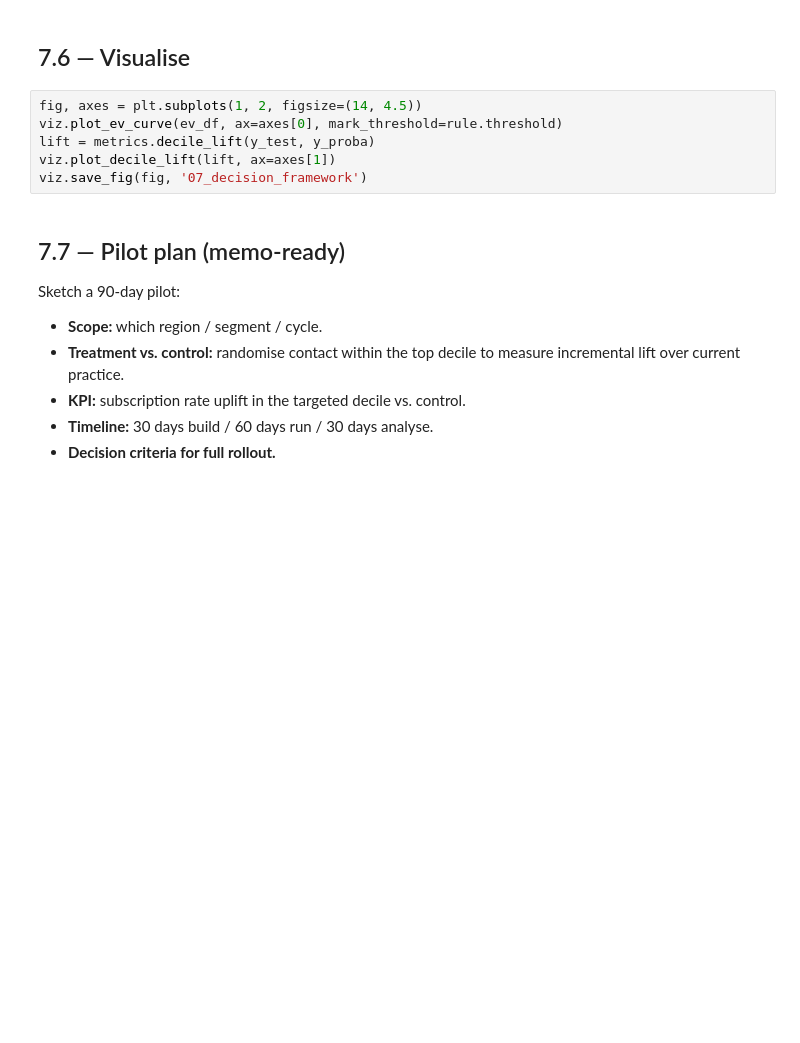
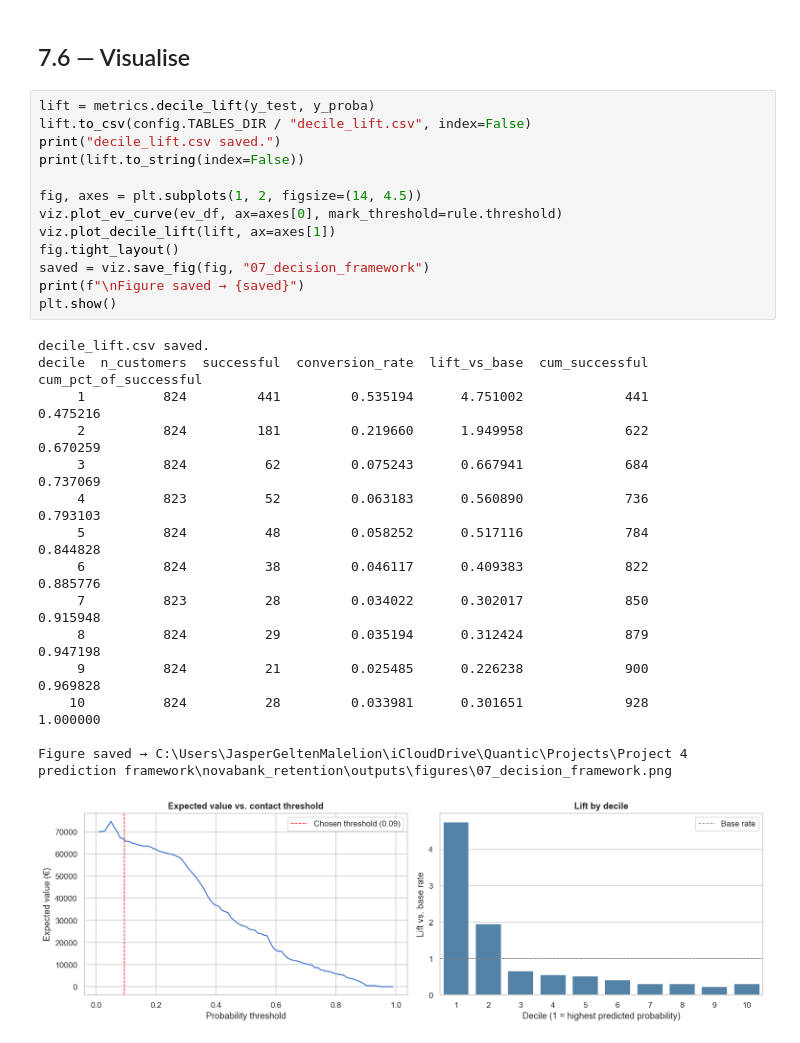
Before and after one commit to Jasper040/Project-4-prediction-framework, a Jupyter notebook: notebooks/07_decision_framework.ipynb, the cells around one changed output. Saved outputs shown, nothing was run; the diff lists cells and outputs as text; blank space fills up the shorter version.

```diff
--- a/notebooks/07_decision_framework.ipynb
+++ b/notebooks/07_decision_framework.ipynb
@@ -63,19 +96,31 @@ print(ev_max)
 # %% [markdown]
 ## 7.6 — Visualise
 # %%
+lift = metrics.decile_lift(y_test, y_proba)
+lift.to_csv(config.TABLES_DIR / "decile_lift.csv", index=False)
+print("decile_lift.csv saved.")
+print(lift.to_string(index=False))
+
 fig, axes = plt.subplots(1, 2, figsize=(14, 4.5))
 viz.plot_ev_curve(ev_df, ax=axes[0], mark_threshold=rule.threshold)
-lift = metrics.decile_lift(y_test, y_proba)
 viz.plot_decile_lift(lift, ax=axes[1])
-viz.save_fig(fig, '07_decision_framework')
+fig.tight_layout()
+saved = viz.save_fig(fig, "07_decision_framework")
+print(f"\nFigure saved → {saved}")
+plt.show()
+# %% [output]
+decile_lift.csv saved.
+decile  n_customers  successful  conversion_rate  lift_vs_base  cum_successful  cum_pct_of_successful
+     1          824         441         0.535194      4.751002             441               0.475216
+     2          824         181         0.219660      1.949958             622               0.670259
+     3          824          62         0.075243      0.667941             684               0.737069
+     4          823          52         0.063183      0.560890             736               0.793103
+     5          824          48         0.058252      0.517116             784               0.844828
+     6          824          38         0.046117      0.409383             822               0.885776
+     7          823          28         0.034022      0.302017             850               0.915948
+     8          824          29         0.035194      0.312424             879               0.947198
+     9          824          21         0.025485      0.226238             900               0.969828
+    10          824          28         0.033981      0.301651             928               1.000000
+
+Figure saved → C:\Users\JasperGeltenMalelion\iCloudDrive\Quantic\Projects\Project 4 prediction framework\novabank_retention\outputs\figures\07_decision_framework.png
+[figure, added]
-# %% [markdown]
-## 7.7 — Pilot plan (memo-ready)
-
-Sketch a 90-day pilot:
-
-- **Scope:** which region / segment / cycle.
-- **Treatment vs. control:** randomise contact within the top decile to
-  measure incremental lift over current practice.
-- **KPI:** subscription rate uplift in the targeted decile vs. control.
-- **Timeline:** 30 days build / 60 days run / 30 days analyse.
-- **Decision criteria for full rollout.**
```
Also changed, not shown: parts of 5 cells of this notebook, 3 other files.
